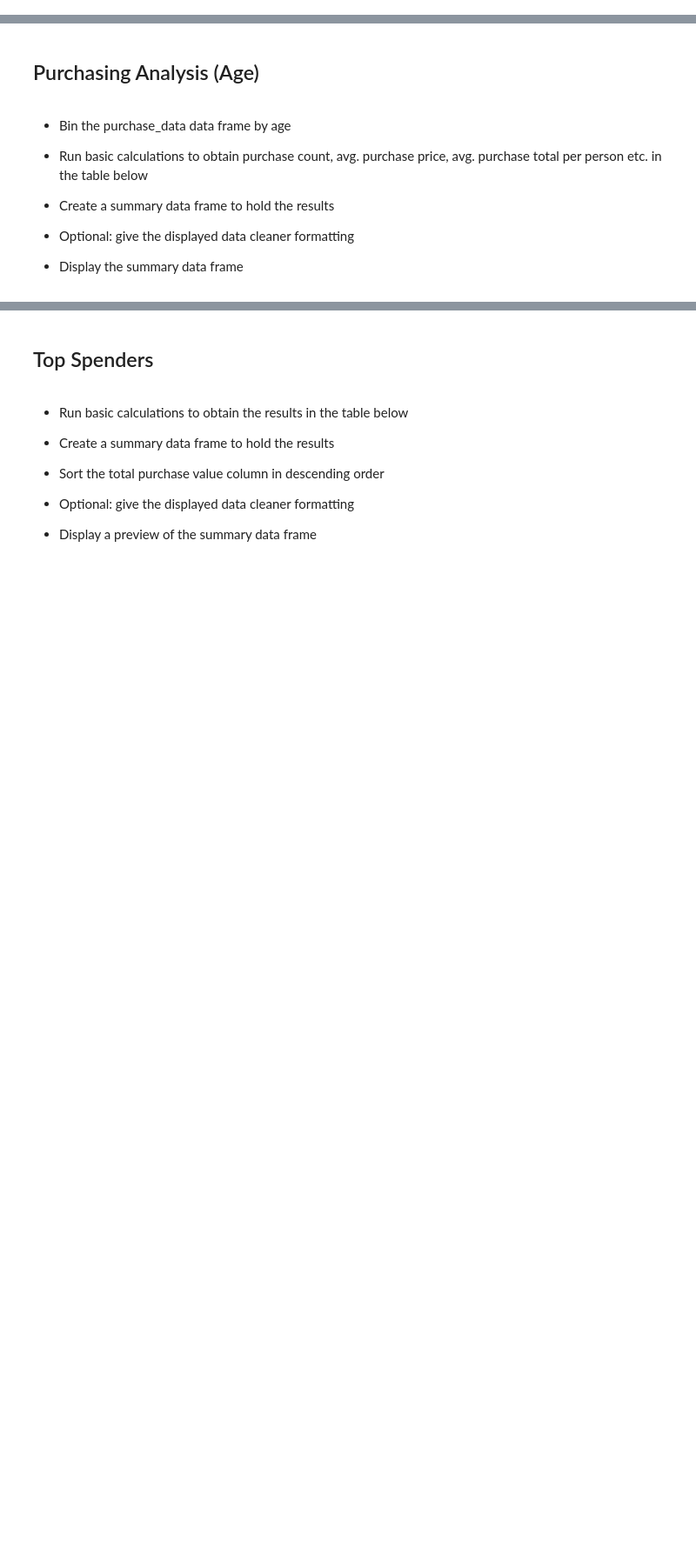
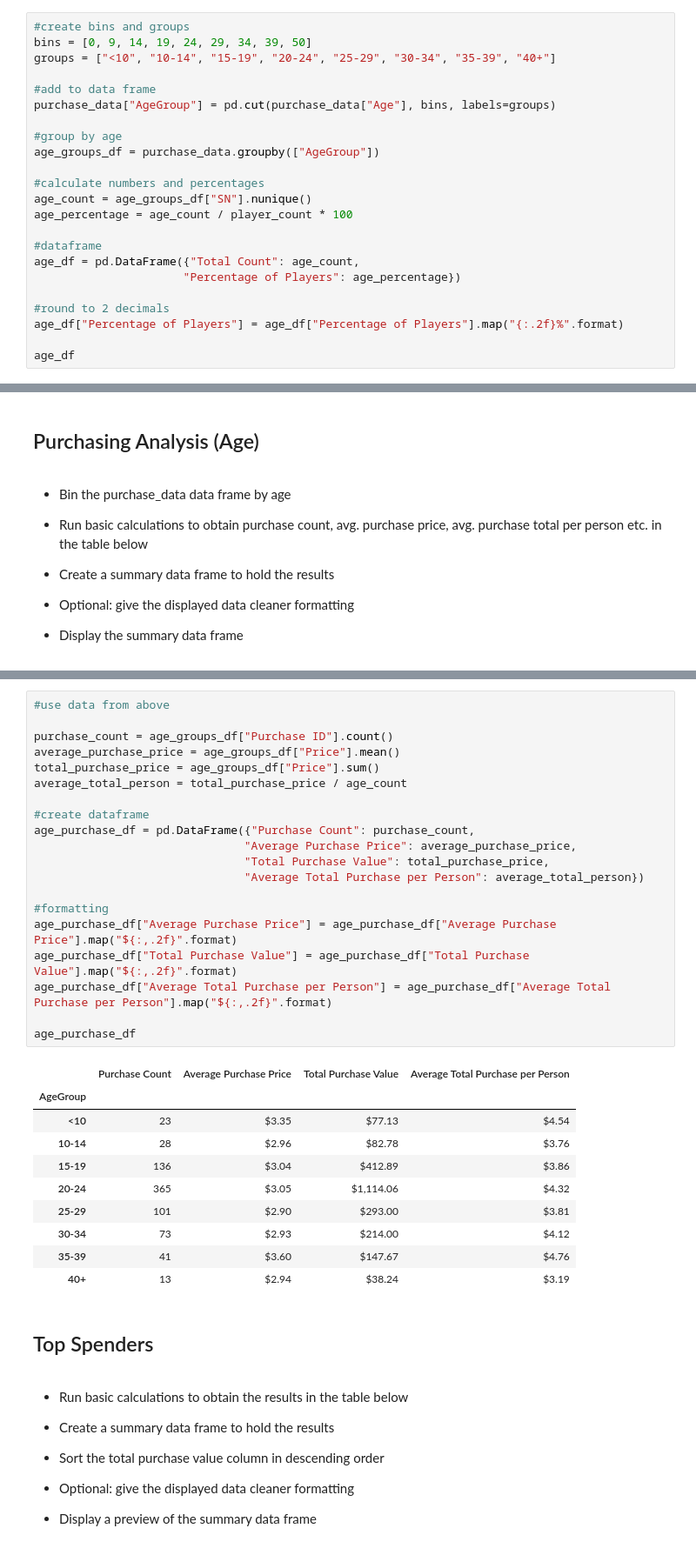
Before and after one commit to nstefanek/pandas-challenge, a Jupyter notebook: HereosOfPymoli_starter.ipynb, the cells around one changed output, grey strips where cells are left out. Shown at 87% size. Drawn from its saved outputs; the diff is of its cells as text; blank space fills up the shorter version.

```diff
--- a/HereosOfPymoli_starter.ipynb
+++ b/HereosOfPymoli_starter.ipynb
@@ -182,0 +173,23 @@ age_range = []
+# %%
+#create bins and groups
+bins = [0, 9, 14, 19, 24, 29, 34, 39, 50]
+groups = ["<10", "10-14", "15-19", "20-24", "25-29", "30-34", "35-39", "40+"]
+
+#add to data frame
+purchase_data["AgeGroup"] = pd.cut(purchase_data["Age"], bins, labels=groups)
+
+#group by age
+age_groups_df = purchase_data.groupby(["AgeGroup"])
+
+#calculate numbers and percentages
+age_count = age_groups_df["SN"].nunique()
+age_percentage = age_count / player_count * 100
+
+#dataframe
+age_df = pd.DataFrame({"Total Count": age_count,
+                      "Percentage of Players": age_percentage})
+
+#round to 2 decimals
+age_df["Percentage of Players"] = age_df["Percentage of Players"].map("{:.2f}%".format)
+
+age_df
@@ -211,3 +223,34 @@ age_range = []
+# %%
+#use data from above
+
+purchase_count = age_groups_df["Purchase ID"].count()
+average_purchase_price = age_groups_df["Price"].mean()
+total_purchase_price = age_groups_df["Price"].sum()
+average_total_person = total_purchase_price / age_count
+
+#create dataframe
+age_purchase_df = pd.DataFrame({"Purchase Count": purchase_count,
+                               "Average Purchase Price": average_purchase_price,
+                               "Total Purchase Value": total_purchase_price,
+                               "Average Total Purchase per Person": average_total_person})
+
+#formatting
+age_purchase_df["Average Purchase Price"] = age_purchase_df["Average Purchase Price"].map("${:,.2f}".format)
+age_purchase_df["Total Purchase Value"] = age_purchase_df["Total Purchase Value"].map("${:,.2f}".format)
+age_purchase_df["Average Total Purchase per Person"] = age_purchase_df["Average Total Purchase per Person"].map("${:,.2f}".format)
+
+age_purchase_df
+# %% [output]
+|  | Purchase Count | Average Purchase Price | Total Purchase Value | Average Total Purchase per Person |
+| AgeGroup |  |  |  |  |
+| <10 | 23 | $3.35 | $77.13 | $4.54 |
+| 10-14 | 28 | $2.96 | $82.78 | $3.76 |
+| 15-19 | 136 | $3.04 | $412.89 | $3.86 |
+| 20-24 | 365 | $3.05 | $1,114.06 | $4.32 |
+| 25-29 | 101 | $2.90 | $293.00 | $3.81 |
+| 30-34 | 73 | $2.93 | $214.00 | $4.12 |
+| 35-39 | 41 | $3.60 | $147.67 | $4.76 |
+| 40+ | 13 | $2.94 | $38.24 | $3.19 |
 # %% [markdown]
 ## Top Spenders
 # %% [markdown]
```
Also changed, not shown: parts of 5 cells of this notebook.
